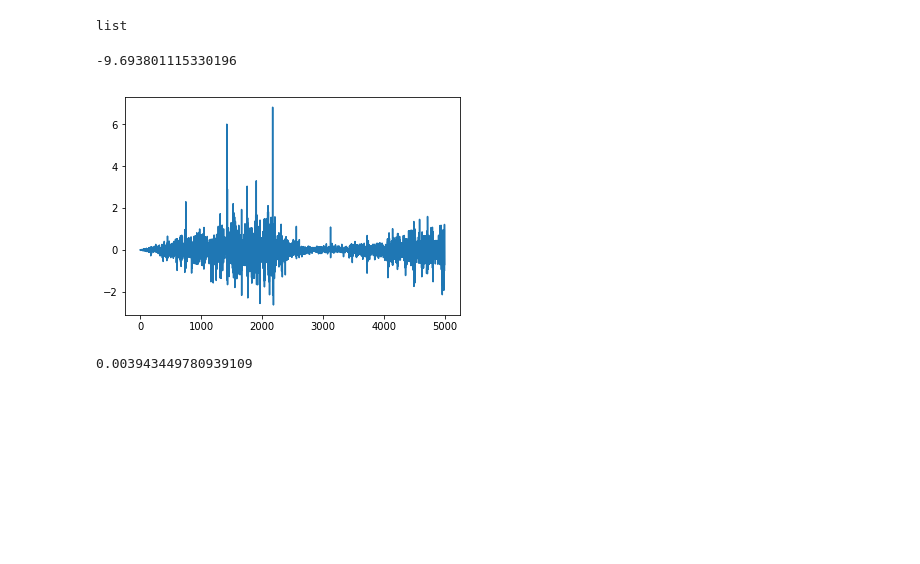
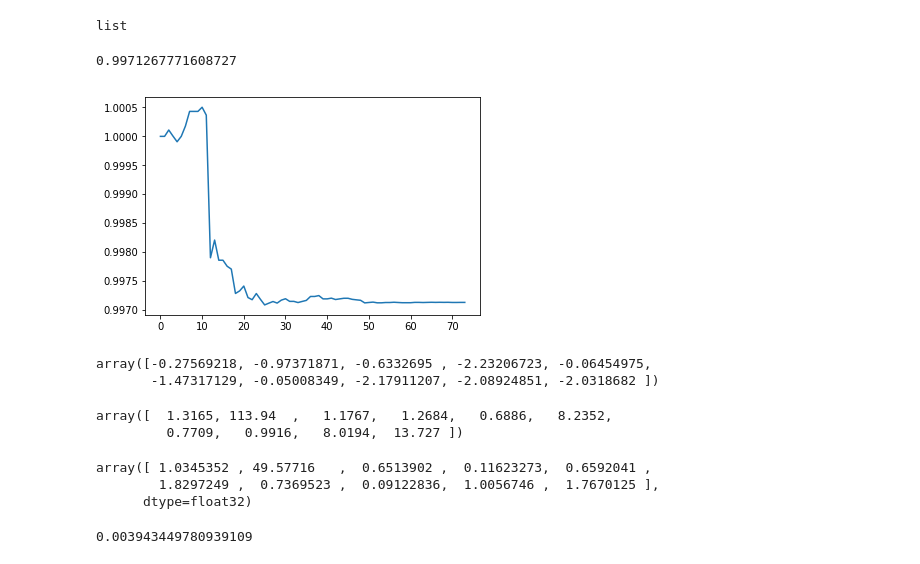
Before and after one commit to ucfbrd/ML-Quant-Finance, a Jupyter notebook: youssef.ipynb, the cells around one changed output. Drawn from its saved outputs; the diff is of its cells as text; code cells hidden in the pictures; blank space fills up the shorter version.

```diff
--- a/youssef.ipynb
+++ b/youssef.ipynb
@@ -367,9 +377,9 @@ def portfolio(currency_list,file = 'FX-5.xlsx',seq_len = 22,shape = [seq_len, 9,
         if mini>p.size:
             mini=p.size
         if i==0:
-            predict=p.copy()
+            predict=newp.copy()
         else:
-            predict=np.hstack((predict[0:mini],p[0:mini]))
+            predict=np.hstack((predict[0:mini],newp[0:mini]))
         i+=1
     return predict
 # %%
@@ -479,8 +489,8 @@ def MarkowitzWithTransactionsCost(n,mu,GT,x0,w,gamma,f,g):
 # %%
 def rebalance_y(n,previous_prices,x0,w,mu,gamma=1):
     GT=np.cov(previous_prices)
-    f = n*[0]
-    g = n*[0.0005]
+    f = n*[0.0001]
+    g = n*[0.005]
     _,weights=MarkowitzWithTransactionsCost(n,mu,GT,x0,w,gamma,f,g)
     return weights
 # %%
@@ -551,19 +563,24 @@ def backtest(prices, predictions, initial_weights):
     length_past = t_prices - t_predictions
     returns = np.apply_along_axis(log_diff, 1, prices)
     prediction_return = []
+    port_return=1
     for k in range(t_predictions):
         prediction_return.append(np.log(predictions[k]/prices[:,length_past+k]))
     weights = initial_weights
     portfolio_return = []
     prev_weight = weights
-    for i in range(0,5000):
+    for i in range(0,74):
         print(i)
         predicted_return = prediction_return[i]
         previous_return = returns[:,length_past+i]
         previous_returns = returns[:,0:length_past+i]
-        new_weight = rebalance_y(10,previous_returns,mu=predicted_return.tolist(),x0=prev_weight,w=1,gamma=0.5)
+        if i==0:
+            new_weight = rebalance_y(10,previous_returns,mu=predicted_return.tolist(),x0=prev_weight,w=1,gamma=0.05)
+        else:
+            new_weight = rebalance_y(10,previous_returns,mu=predicted_return.tolist(),x0=prev_weight,w=np.sum(period_return),gamma=0.05)
         period_return = new_weight*np.log(prices[:,length_past+i+1]/prices[:,length_past+i])
-        portfolio_return.append(np.sum(period_return))
+        port_return=port_return*(1+np.sum(period_return))
+        portfolio_return.append(port_return)
         prev_weight = new_weight
         print(new_weight)
     return portfolio_return
@@ -625,0 +587,2 @@ x2=backtest(dq.T, predictcur, np.repeat(1/10,10))
+# %%
+x2=backtest(dq.T, predictcur, [0., 0., 0., 0., 0., 0., 0., 0., 0., 0.])
@@ -643,10 +624,26 @@ list
 # %%
 import matplotlib.pyplot as plt
 plt.plot(x2)
-sum(x2)
+x2[-1]
 # %% [output]
--9.693801115330196
+0.9971267771608727
-[figure, old version]
+[figure, new version]
+# %%
+np.log(predictcur[1]/dq.T[:,length_past+1])
+# %% [output]
+array([-0.27569218, -0.97371871, -0.6332695 , -2.23206723, -0.06454975,
+       -1.47317129, -0.05008349, -2.17911207, -2.08924851, -2.0318682 ])
+# %%
+dq.T[:,length_past+111]
+# %% [output]
+array([  1.3165, 113.94  ,   1.1767,   1.2684,   0.6886,   8.2352,
+         0.7709,   0.9916,   8.0194,  13.727 ])
+# %%
+predictcur[111]
+# %% [output]
+array([ 1.0345352 , 49.57716   ,  0.6513902 ,  0.11623273,  0.6592041 ,
+        1.8297249 ,  0.7369523 ,  0.09122836,  1.0056746 ,  1.7670125 ],
+      dtype=float32)
 # %%
 # takes current_weights (n,1), previous_prices(n,t), next_price_pred(n,1) outputs updated_weighted (n,1)
 def rebalance(current_weights, previous_prices, next_price_prediction, transaction_cost=0.0005):
```
Also changed, not shown: parts of 23 cells of this notebook, 2 other files.
